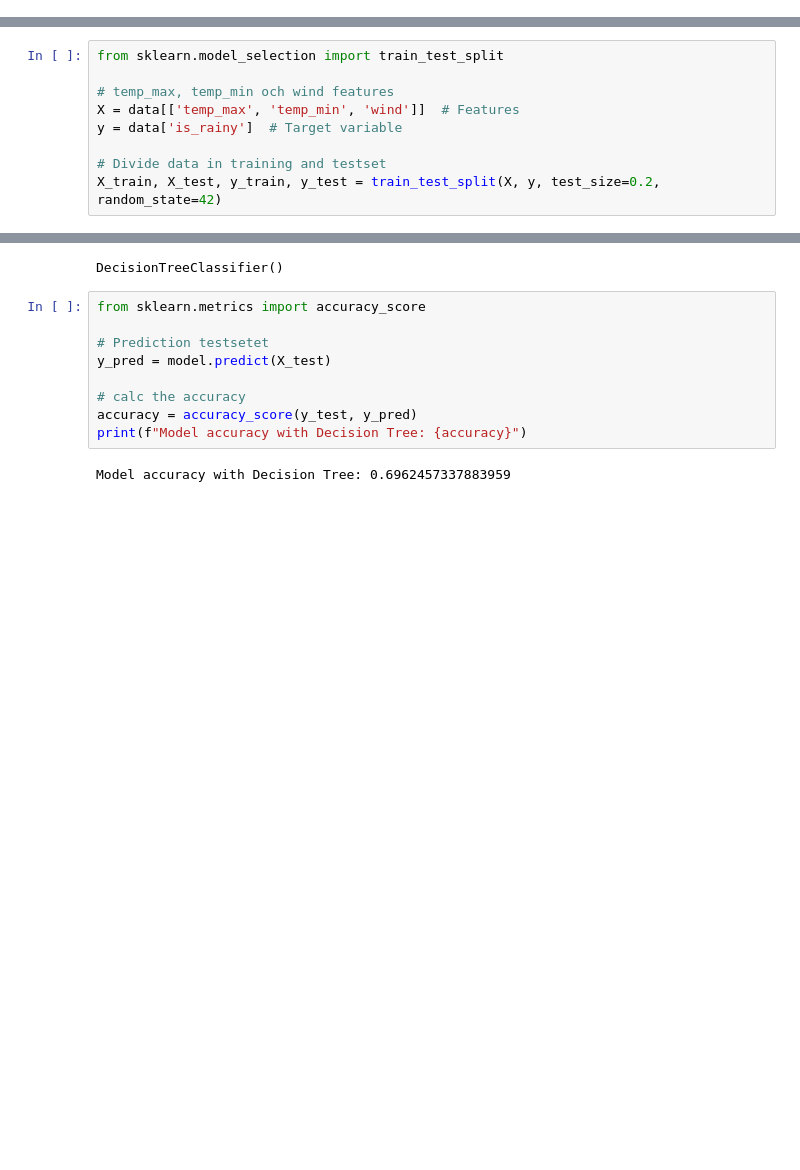
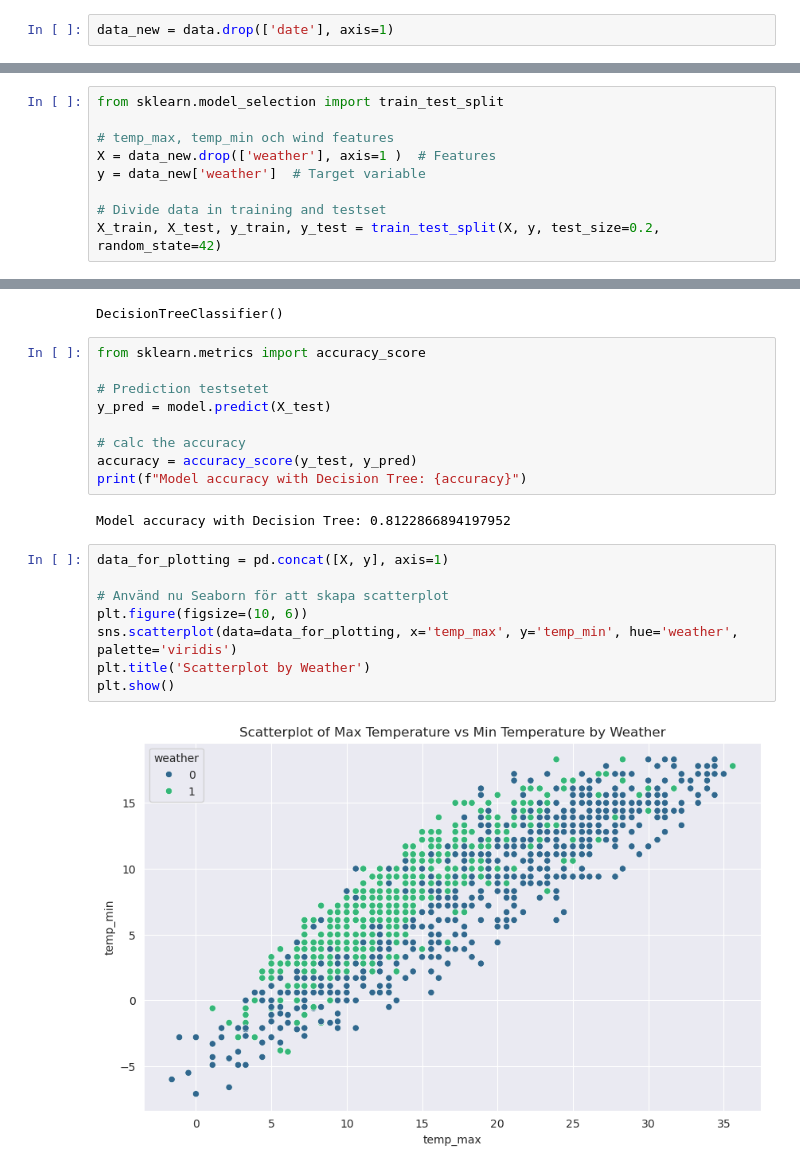
Before and after one commit to Y00e/machine_learning, a Jupyter notebook: ml.ipynb, the cells around one changed output, grey strips where cells are left out. Saved outputs shown, nothing was run; the diff lists cells and outputs as text; blank space fills up the shorter version.

Commit message:
creaete scatterplot by weather

```diff
--- a/ml.ipynb
+++ b/ml.ipynb
@@ -62 +62,3 @@ plt.show()
+# %%
+data_new = data.drop(['date'], axis=1)
 # %%
@@ -80,8 +80,8 @@ print(data.head())
 from sklearn.model_selection import train_test_split
 
 # temp_max, temp_min och wind features
-X = data[['temp_max', 'temp_min', 'wind']]  # Features
-y = data['is_rainy']  # Target variable
+X = data_new.drop(['weather'], axis=1 )  # Features
+y = data_new['weather']  # Target variable
 
 # Divide data in training and testset
 X_train, X_test, y_train, y_test = train_test_split(X, y, test_size=0.2, random_state=42)
@@ -126,4 +126,14 @@ y_pred = model.predict(X_test)
 accuracy = accuracy_score(y_test, y_pred)
 print(f"Model accuracy with Decision Tree: {accuracy}")
 # %% [output]
-Model accuracy with Decision Tree: 0.6962457337883959
+Model accuracy with Decision Tree: 0.8122866894197952
+# %%
+data_for_plotting = pd.concat([X, y], axis=1)
+
+# Använd nu Seaborn för att skapa scatterplot
+plt.figure(figsize=(10, 6))
+sns.scatterplot(data=data_for_plotting, x='temp_max', y='temp_min', hue='weather', palette='viridis')
+plt.title('Scatterplot by Weather')
+plt.show()
+# %% [output]
+[figure, added]
```
Also changed, not shown: parts of 4 cells of this notebook.
